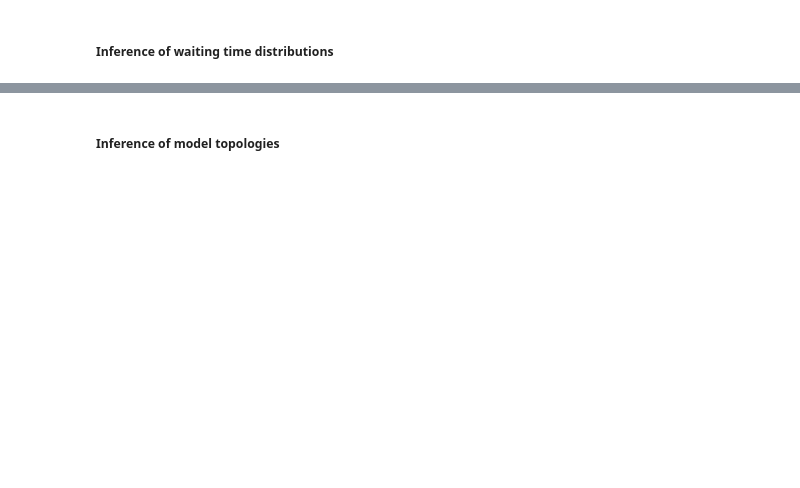
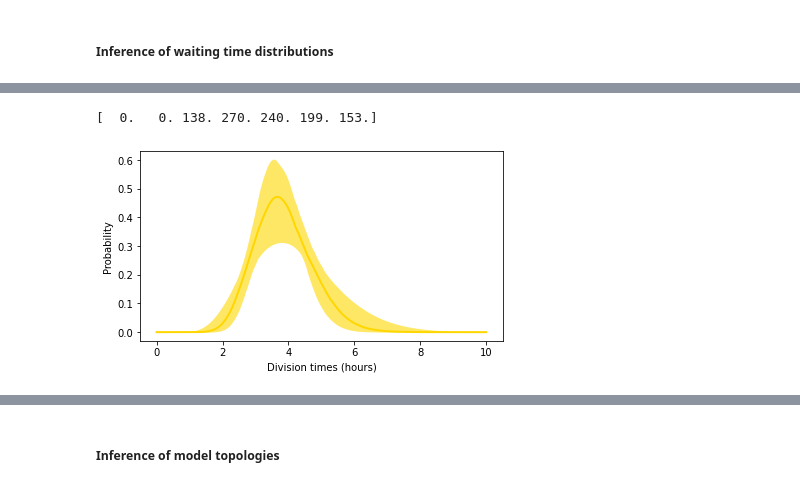
Before and after one commit to mauricelanghinrichs/memocell, a Jupyter notebook: examples/ex03_inferences.ipynb, the cells around one changed output, grey strips where cells are left out. Saved outputs shown, nothing was run; the diff lists cells and outputs as text; code cells hidden in the pictures; blank space fills up the shorter version.

```diff
--- a/examples/ex03_inferences.ipynb
+++ b/examples/ex03_inferences.ipynb
@@ -212,0 +260,24 @@ me.plots.est_bestfit_variance_plot(est_res[est_i]);
+# %%
+# idea to compute "credible bands" for better visualisation
+samples = 1000
+time_max = 10.0
+x = np.linspace(0.0, time_max, num=200)
+mprior = None # if None, a uniform model prior is used
+
+y = waiting_time_distr_samples(x, est_res, samples, time_max, mprior)
+# %% [output]
+[  0.   0. 138. 270. 240. 199. 153.]
+# %%
+y_95_lower = np.percentile(y, 2.5, axis=1)
+y_median = np.percentile(y, 50.0, axis=1)
+y_95_upper = np.percentile(y, 97.5, axis=1)
+
+plt.figure(figsize=(6.5, 3.5))
+plt.fill_between(x, y_95_lower, y_median, color='gold', alpha=0.6, linewidth=0.0, zorder=100)
+plt.fill_between(x, y_median, y_95_upper, color='gold', alpha=0.6, linewidth=0.0, zorder=100)
+plt.plot(x, y_median, color='gold', lw=2, zorder=200)
+
+plt.ylabel('Probability')
+plt.xlabel('Division times (hours)');
+# %% [output]
+[figure, added]
```
Also changed, not shown: parts of 12 cells of this notebook.
